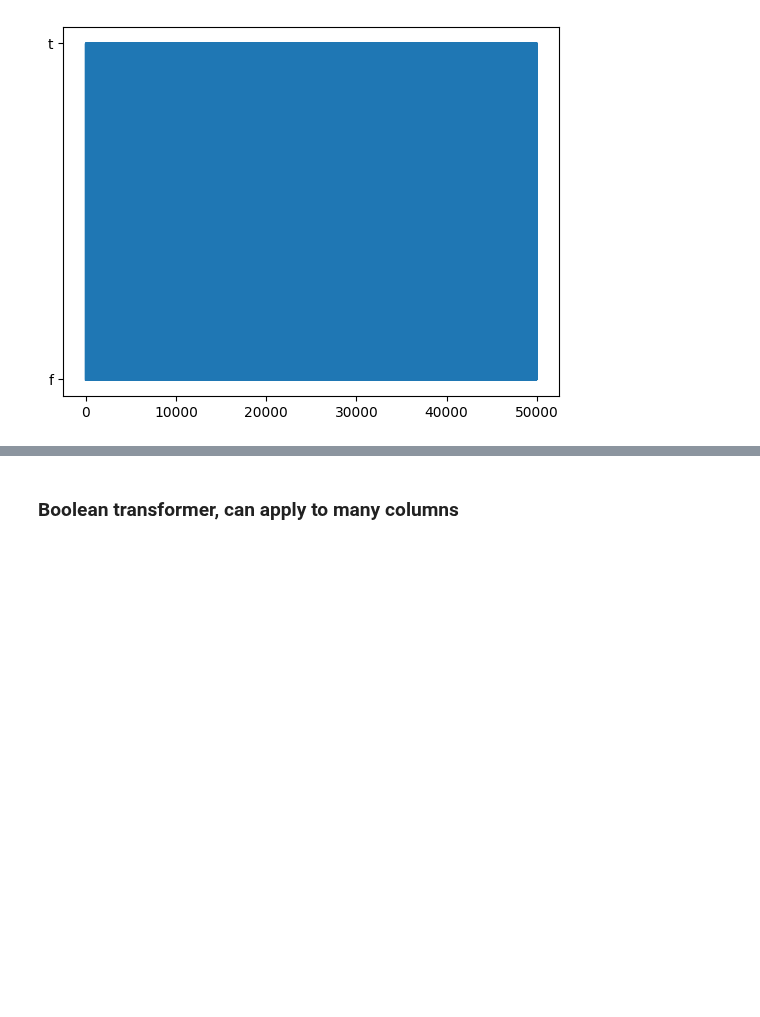
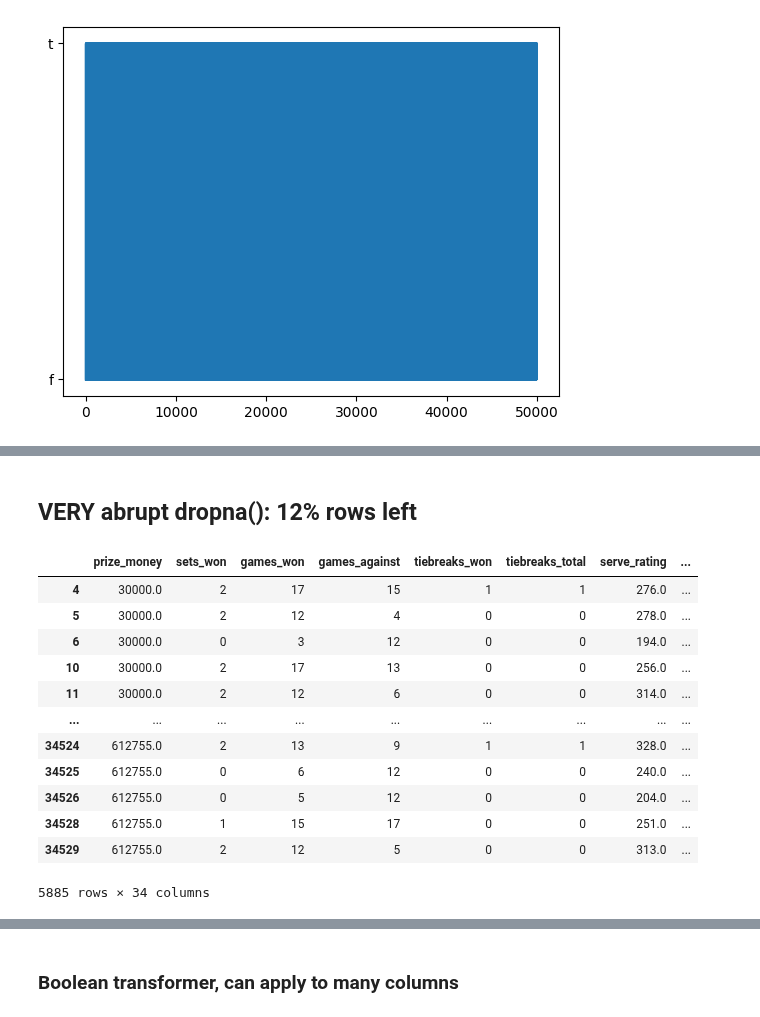
Before and after one commit to hughharford/atp, a Jupyter notebook: atp/notebooks/03_complete_1st_pipeline.ipynb, the cells around one changed output, grey strips where cells are left out. Saved outputs shown, nothing was run; the diff lists cells and outputs as text; code cells hidden in the pictures; blank space fills up the shorter version.

```diff
--- a/atp/notebooks/03_complete_1st_pipeline.ipynb
+++ b/atp/notebooks/03_complete_1st_pipeline.ipynb
@@ -133,0 +224,18 @@ plt.plot(matches_df_1st_50k.player_victory);
+# %% [markdown]
+## VERY abrupt dropna(): 12% rows left
+# %%
+matches_df_1st_50k[check_numerical_columns.keys()]
+# %% [output]
+|  | prize_money | sets_won | games_won | games_against | tiebreaks_won | tiebreaks_total | serve_rating | ... |
+| 4 | 30000.0 | 2 | 17 | 15 | 1 | 1 | 276.0 | ... |
+| 5 | 30000.0 | 2 | 12 | 4 | 0 | 0 | 278.0 | ... |
+| 6 | 30000.0 | 0 | 3 | 12 | 0 | 0 | 194.0 | ... |
+| 10 | 30000.0 | 2 | 17 | 13 | 0 | 0 | 256.0 | ... |
+| 11 | 30000.0 | 2 | 12 | 6 | 0 | 0 | 314.0 | ... |
+| ... | ... | ... | ... | ... | ... | ... | ... | ... |
+| 34524 | 612755.0 | 2 | 13 | 9 | 1 | 1 | 328.0 | ... |
+| 34525 | 612755.0 | 0 | 6 | 12 | 0 | 0 | 240.0 | ... |
+| 34526 | 612755.0 | 0 | 5 | 12 | 0 | 0 | 204.0 | ... |
+| 34528 | 612755.0 | 1 | 15 | 17 | 0 | 0 | 251.0 | ... |
+| 34529 | 612755.0 | 2 | 12 | 5 | 0 | 0 | 313.0 | ... |
+5885 rows × 34 columns
```
Also changed, not shown: parts of 24 cells of this notebook, 1 other file.
